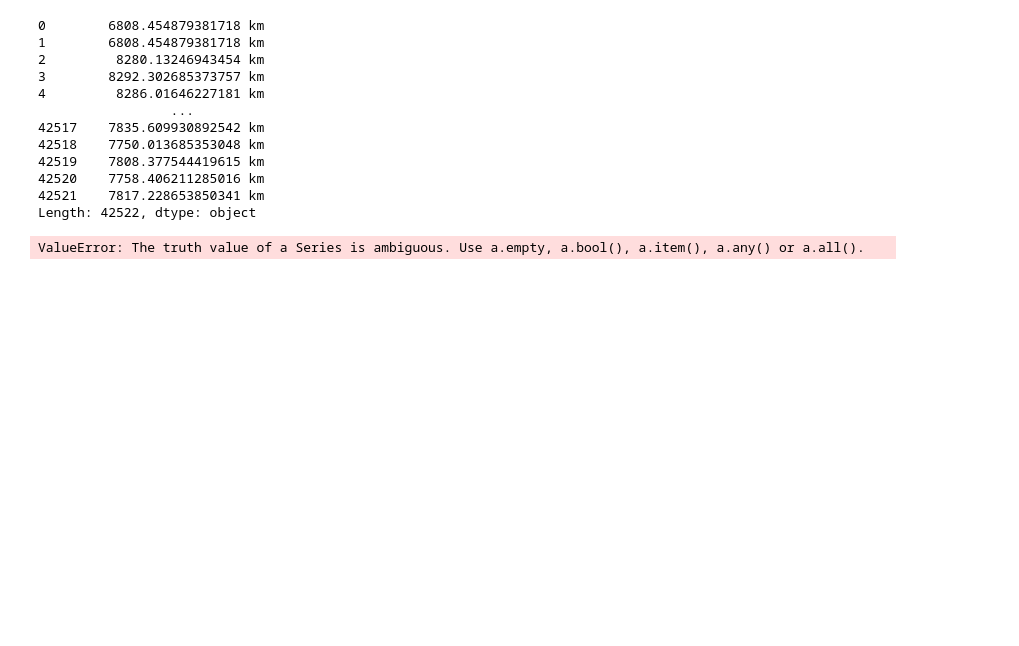
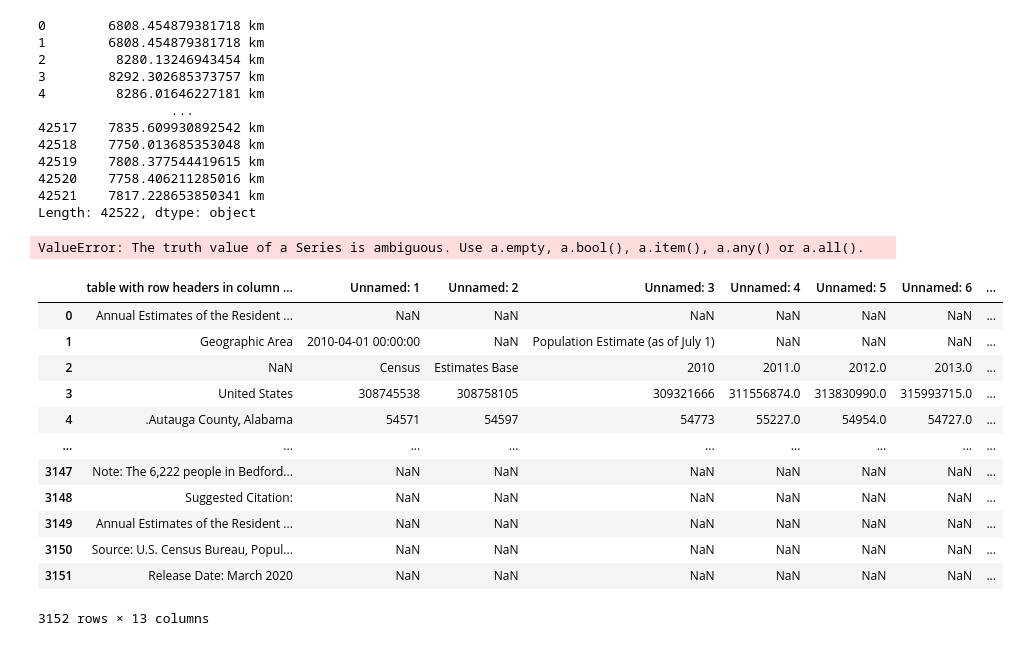
Before and after one commit to arjunsavel/covid-hacks-2020, a Jupyter notebook: Data exploration.ipynb, the cells around one changed output. Drawn from its saved outputs; the diff is of its cells as text; code cells hidden in the pictures; blank space fills up the shorter version.

```diff
--- a/Data exploration.ipynb
+++ b/Data exploration.ipynb
@@ -139,3 +139,19 @@ Length: 42522, dtype: object
 geopy.distance.geodesic((52.2296756, 21.0122287), (c_data['latitude'], c_data['longitude'])).km
 # %% [output]
 ValueError: The truth value of a Series is ambiguous. Use a.empty, a.bool(), a.item(), a.any() or a.all().
+# %%
+pd.read_excel('populations.xlsx')
+# %% [output]
+|  | table with row headers in column ... | Unnamed: 1 | Unnamed: 2 | Unnamed: 3 | Unnamed: 4 | Unnamed: 5 | Unnamed: 6 | ... |
+| 0 | Annual Estimates of the Resident ... | NaN | NaN | NaN | NaN | NaN | NaN | ... |
+| 1 | Geographic Area | 2010-04-01 00:00:00 | NaN | Population Estimate (as of July 1) | NaN | NaN | NaN | ... |
+| 2 | NaN | Census | Estimates Base | 2010 | 2011.0 | 2012.0 | 2013.0 | ... |
+| 3 | United States | 308745538 | 308758105 | 309321666 | 311556874.0 | 313830990.0 | 315993715.0 | ... |
+| 4 | .Autauga County, Alabama | 54571 | 54597 | 54773 | 55227.0 | 54954.0 | 54727.0 | ... |
+| ... | ... | ... | ... | ... | ... | ... | ... | ... |
+| 3147 | Note: The 6,222 people in Bedford... | NaN | NaN | NaN | NaN | NaN | NaN | ... |
+| 3148 | Suggested Citation: | NaN | NaN | NaN | NaN | NaN | NaN | ... |
+| 3149 | Annual Estimates of the Resident ... | NaN | NaN | NaN | NaN | NaN | NaN | ... |
+| 3150 | Source: U.S. Census Bureau, Popul... | NaN | NaN | NaN | NaN | NaN | NaN | ... |
+| 3151 | Release Date: March 2020 | NaN | NaN | NaN | NaN | NaN | NaN | ... |
+3152 rows × 13 columns
```
Also changed, not shown: parts of 3 cells of this notebook, 2 other files.
